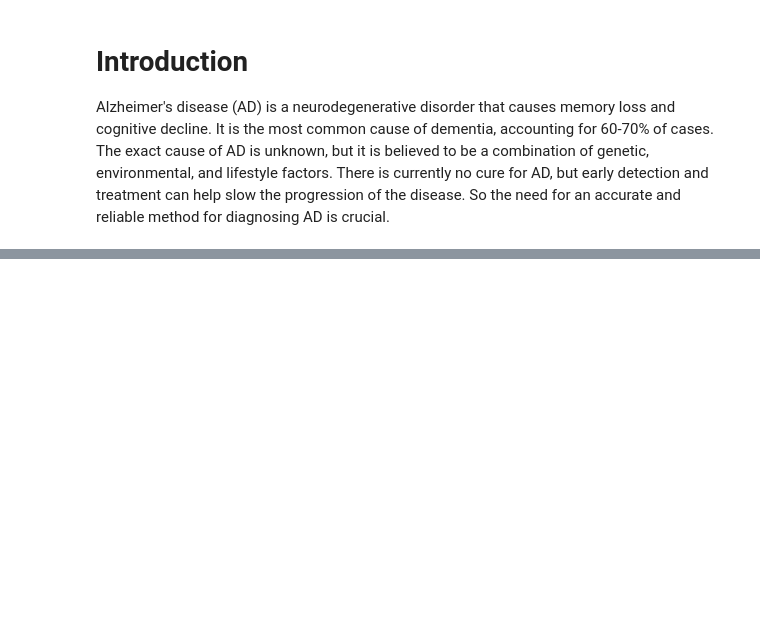
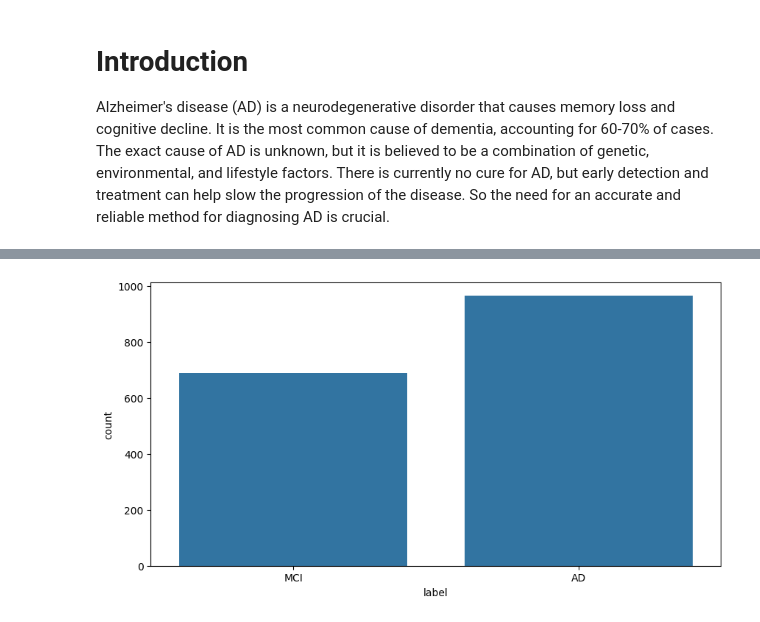
Before and after one commit to Shahriar-0/Neural-Networks-and-Deep-Learning-Course-Projects-S2024, a Jupyter notebook: HW2-ConvolutionalNeuralNetworks/src/AlzheimerClassifier.ipynb, the cells around one changed output, grey strips where cells are left out. Drawn from its saved outputs; the diff is of its cells as text; code cells hidden in the pictures; blank space fills up the shorter version.

```diff
--- a/HW2-ConvolutionalNeuralNetworks/src/AlzheimerClassifier.ipynb
+++ b/HW2-ConvolutionalNeuralNetworks/src/AlzheimerClassifier.ipynb
@@ -127,0 +188,4 @@ dataset.show_sample()
+# %%
+dataset.plot_distribution()
+# %% [output]
+[figure, added]
```
Also changed, not shown: parts of 9 cells of this notebook.
